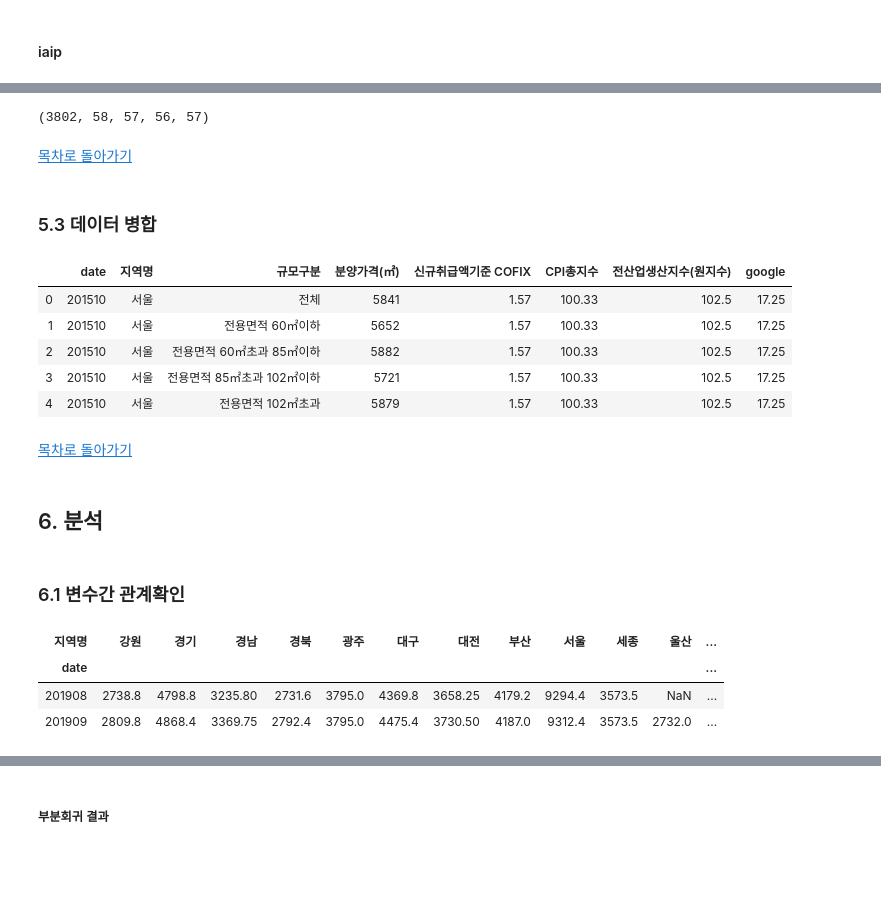
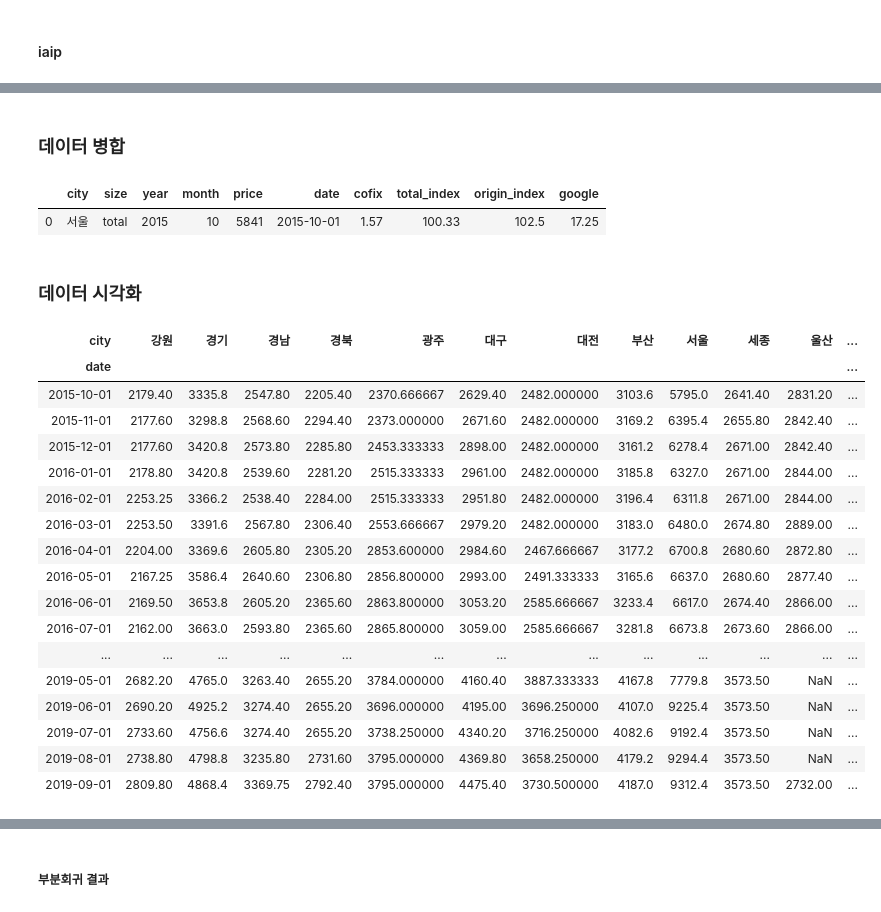
Before and after one commit to trhgu/EDA_project, a Jupyter notebook: EDA_final.ipynb, the cells around one changed output, grey strips where cells are left out. Saved outputs shown, nothing was run; the diff lists cells and outputs as text; code cells hidden in the pictures; blank space fills up the shorter version.

```diff
--- a/EDA_final.ipynb
+++ b/EDA_final.ipynb
@@ -131,6 +115,0 @@ iaip.head(2)
-# %%
-iaip.columns = ["전산업생산지수(원지수)", "전월동기대비", "광공업", "건설업",
-                "서비스업", "공공행정"]  # 나중에 뭘 쓸지 몰라서 우선 모두 표시
-iaip = iaip.drop(iaip.index[0])
-iaip_df = pd.DataFrame(iaip["전산업생산지수(원지수)"]).reset_index()
-iaip_df.head()
@@ -144,6 +116,7 @@ iaip_df.head()
 # %%
 # 날짜(index) 형식 맞추기, 칼럼명 바꾸기
-iaip_df['date'] = iaip_df['index'].str.replace("월", "")
-iaip_df = iaip_df[['date', '전산업생산지수(원지수)']].copy()
-iaip_df.info()
+iaip_df['date'] = iaip_df['date'].str.replace(
+    "월", "").str[0:4] + "-" + iaip_df["date"].str[4:6] + "-01"
+iaip_df = iaip_df[['date', 'origin_index']]
+iaip_df.head(2)
 # %% [output]
@@ -167,4 +125,0 @@ googletrend_df.tail(2)
-# %%
-# 날짜(index) 형식 맞추기
-googletrend_df["date"] = googletrend_df["date"].apply(lambda x: x[:4]+x[5:7])
-googletrend_df.head()
@@ -178,6 +126,8 @@ googletrend_df.head()
 # %%
 # 같은 date끼리 groupby 하기
+googletrend_df['date'] = googletrend_df['date'].str[0:4] + \
+    "-" + googletrend_df['date'].str[5:7] + "-01"
 googletrend_df = googletrend_df.groupby("date").agg("mean").reset_index()
-googletrend_df.head()
+googletrend_df.head(2)
 # %% [output]
 |  | date | google |
@@ -189,41 +136,40 @@ googletrend_df.head()
-# %%
-# 추가 데이터는 모두 2015년 1월~2019년 9월까지의 연도-월별 데이터이다.
-# 따라서 길이가 모두 같은것을 확인
-len(house_df), len(cofix_df), len(cpi_df), len(iaip_df), len(googletrend_df)
-# %% [output]
-(3802, 58, 57, 56, 57)
-# %% [markdown]
-[목차로 돌아가기](#목차)
 # %% [markdown]
-### 5.3 데이터 병합
+### 데이터 병합
 # %%
 datas = [cofix_df, cpi_df, iaip_df, googletrend_df]
 
 for data in datas:
     house_df = pd.merge(house_df, data, how='inner')
 # %%
-house_df.head()
+house_df.head(1)
 # %% [output]
-|  | date | 지역명 | 규모구분 | 분양가격(㎡) | 신규취급액기준 COFIX | CPI총지수 | 전산업생산지수(원지수) | google |
-| 0 | 201510 | 서울 | 전체 | 5841 | 1.57 | 100.33 | 102.5 | 17.25 |
-| 1 | 201510 | 서울 | 전용면적 60㎡이하 | 5652 | 1.57 | 100.33 | 102.5 | 17.25 |
-| 2 | 201510 | 서울 | 전용면적 60㎡초과 85㎡이하 | 5882 | 1.57 | 100.33 | 102.5 | 17.25 |
-| 3 | 201510 | 서울 | 전용면적 85㎡초과 102㎡이하 | 5721 | 1.57 | 100.33 | 102.5 | 17.25 |
-| 4 | 201510 | 서울 | 전용면적 102㎡초과 | 5879 | 1.57 | 100.33 | 102.5 | 17.25 |
+|  | city | size | year | month | price | date | cofix | total_index | origin_index | google |
+| 0 | 서울 | total | 2015 | 10 | 5841 | 2015-10-01 | 1.57 | 100.33 | 102.5 | 17.25 |
-# %% [markdown]
-[목차로 돌아가기](#목차)
-# %% [markdown]
-## 6. 분석
-# %% [markdown]
-### 6.1 변수간 관계확인
+# %% [markdown]
+### 데이터 시각화
 # %%
+# 지역 및 월별 피봇 테이블
 result_pv = house_df.pivot_table(
-    "분양가격(㎡)", ["date"], ["지역명"], aggfunc=np.mean)
+    "price", ["date"], ["city"], aggfunc=np.mean)
 result_pv.index = result_pv.index.astype("str")
-result_pv.tail(2)
+result_pv
 # %% [output]
-| 지역명 | 강원 | 경기 | 경남 | 경북 | 광주 | 대구 | 대전 | 부산 | 서울 | 세종 | 울산 | ... |
+| city | 강원 | 경기 | 경남 | 경북 | 광주 | 대구 | 대전 | 부산 | 서울 | 세종 | 울산 | ... |
 | date |  |  |  |  |  |  |  |  |  |  |  | ... |
-| 201908 | 2738.8 | 4798.8 | 3235.80 | 2731.6 | 3795.0 | 4369.8 | 3658.25 | 4179.2 | 9294.4 | 3573.5 | NaN | ... |
-| 201909 | 2809.8 | 4868.4 | 3369.75 | 2792.4 | 3795.0 | 4475.4 | 3730.50 | 4187.0 | 9312.4 | 3573.5 | 2732.0 | ... |
+| 2015-10-01 | 2179.40 | 3335.8 | 2547.80 | 2205.40 | 2370.666667 | 2629.40 | 2482.000000 | 3103.6 | 5795.0 | 2641.40 | 2831.20 | ... |
+| 2015-11-01 | 2177.60 | 3298.8 | 2568.60 | 2294.40 | 2373.000000 | 2671.60 | 2482.000000 | 3169.2 | 6395.4 | 2655.80 | 2842.40 | ... |
+| 2015-12-01 | 2177.60 | 3420.8 | 2573.80 | 2285.80 | 2453.333333 | 2898.00 | 2482.000000 | 3161.2 | 6278.4 | 2671.00 | 2842.40 | ... |
+| 2016-01-01 | 2178.80 | 3420.8 | 2539.60 | 2281.20 | 2515.333333 | 2961.00 | 2482.000000 | 3185.8 | 6327.0 | 2671.00 | 2844.00 | ... |
+| 2016-02-01 | 2253.25 | 3366.2 | 2538.40 | 2284.00 | 2515.333333 | 2951.80 | 2482.000000 | 3196.4 | 6311.8 | 2671.00 | 2844.00 | ... |
+| 2016-03-01 | 2253.50 | 3391.6 | 2567.80 | 2306.40 | 2553.666667 | 2979.20 | 2482.000000 | 3183.0 | 6480.0 | 2674.80 | 2889.00 | ... |
+| 2016-04-01 | 2204.00 | 3369.6 | 2605.80 | 2305.20 | 2853.600000 | 2984.60 | 2467.666667 | 3177.2 | 6700.8 | 2680.60 | 2872.80 | ... |
+| 2016-05-01 | 2167.25 | 3586.4 | 2640.60 | 2306.80 | 2856.800000 | 2993.00 | 2491.333333 | 3165.6 | 6637.0 | 2680.60 | 2877.40 | ... |
+| 2016-06-01 | 2169.50 | 3653.8 | 2605.20 | 2365.60 | 2863.800000 | 3053.20 | 2585.666667 | 3233.4 | 6617.0 | 2674.40 | 2866.00 | ... |
+| 2016-07-01 | 2162.00 | 3663.0 | 2593.80 | 2365.60 | 2865.800000 | 3059.00 | 2585.666667 | 3281.8 | 6673.8 | 2673.60 | 2866.00 | ... |
+| ... | ... | ... | ... | ... | ... | ... | ... | ... | ... | ... | ... | ... |
+| 2019-05-01 | 2682.20 | 4765.0 | 3263.40 | 2655.20 | 3784.000000 | 4160.40 | 3887.333333 | 4167.8 | 7779.8 | 3573.50 | NaN | ... |
+| 2019-06-01 | 2690.20 | 4925.2 | 3274.40 | 2655.20 | 3696.000000 | 4195.00 | 3696.250000 | 4107.0 | 9225.4 | 3573.50 | NaN | ... |
+| 2019-07-01 | 2733.60 | 4756.6 | 3274.40 | 2655.20 | 3738.250000 | 4340.20 | 3716.250000 | 4082.6 | 9192.4 | 3573.50 | NaN | ... |
+| 2019-08-01 | 2738.80 | 4798.8 | 3235.80 | 2731.60 | 3795.000000 | 4369.80 | 3658.250000 | 4179.2 | 9294.4 | 3573.50 | NaN | ... |
+| 2019-09-01 | 2809.80 | 4868.4 | 3369.75 | 2792.40 | 3795.000000 | 4475.40 | 3730.500000 | 4187.0 | 9312.4 | 3573.50 | 2732.00 | ... |
 # %%
```
Also changed, not shown: parts of 52 cells of this notebook.
